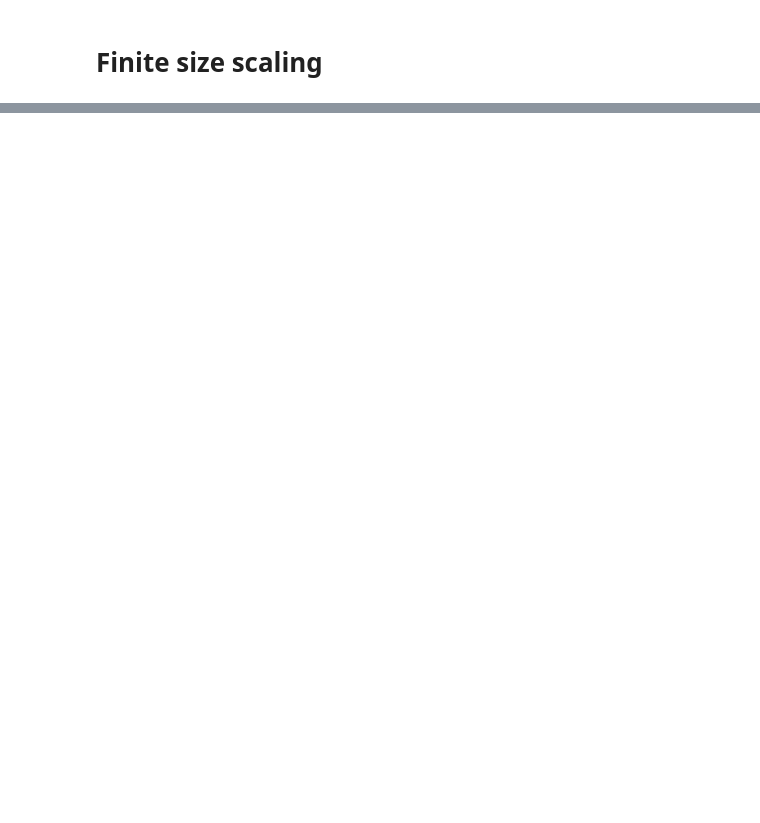
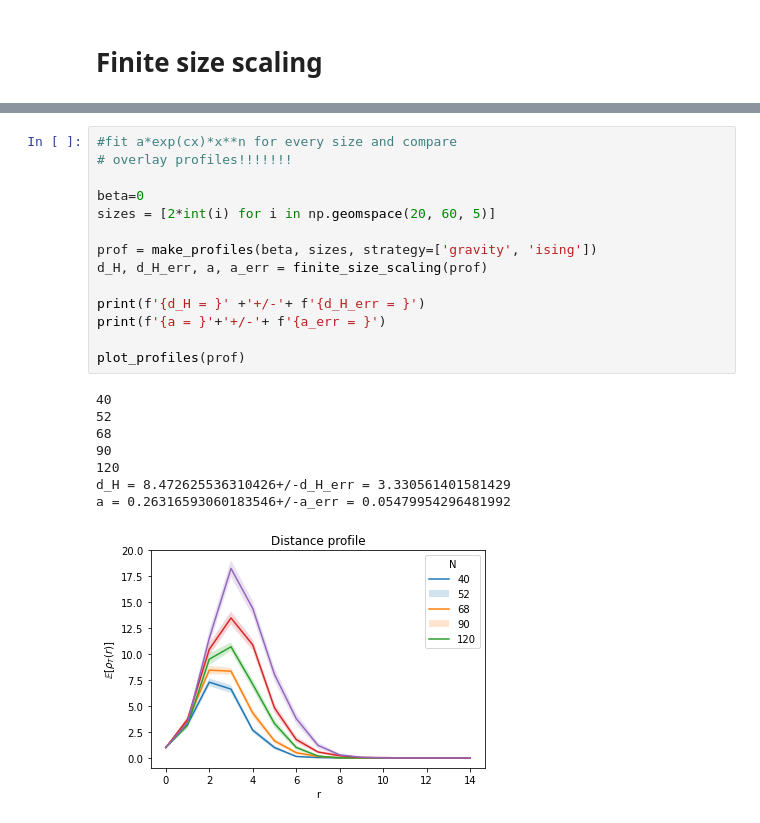
Before and after one commit to MattiaVarrone/EucliFer, a Jupyter notebook: 2D_QG/Examples.ipynb, the cells around one changed output, grey strips where cells are left out. Saved outputs shown, nothing was run; the diff lists cells and outputs as text; blank space fills up the shorter version.

```diff
--- a/2D_QG/Examples.ipynb
+++ b/2D_QG/Examples.ipynb
@@ -114,0 +148,23 @@ def finite_size_scaling(beta, sizes, strategy=['gravity', 'ising'],):
+# %%
+#fit a*exp(cx)*x**n for every size and compare
+# overlay profiles!!!!!!!
+
+beta=0
+sizes = [2*int(i) for i in np.geomspace(20, 60, 5)]
+
+prof = make_profiles(beta, sizes, strategy=['gravity', 'ising'])
+d_H, d_H_err, a, a_err = finite_size_scaling(prof)
+
+print(f'{d_H = }' +'+/-'+ f'{d_H_err = }')
+print(f'{a = }'+'+/-'+ f'{a_err = }')
+
+plot_profiles(prof)
+# %% [output]
+40
+52
+68
+90
+120
+d_H = 8.472625536310426+/-d_H_err = 3.330561401581429
+a = 0.26316593060183546+/-a_err = 0.05479954296481992
+[figure, added]
```
Also changed, not shown: parts of 19 cells of this notebook, 1 other file.
